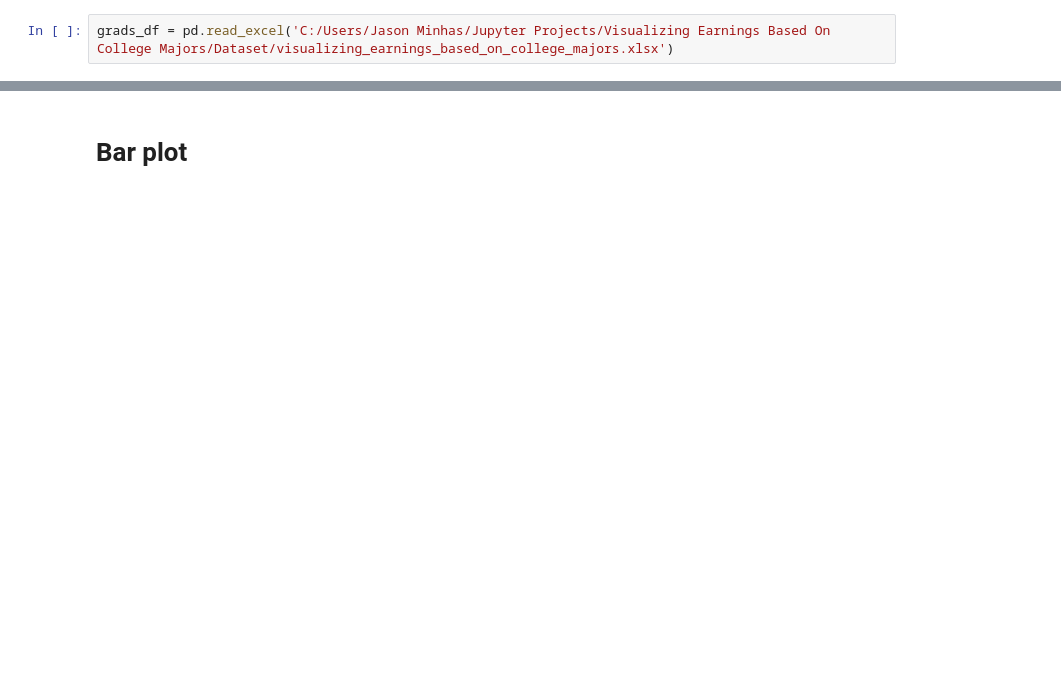
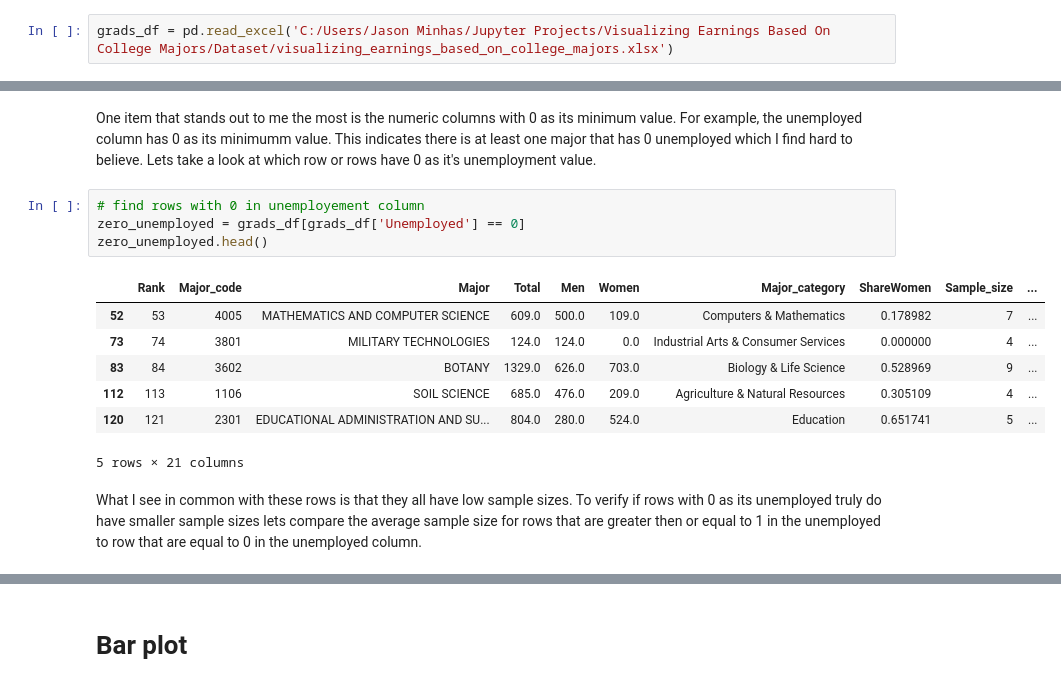
Before and after one commit to JasonMinhas/DataAnalysis, a Jupyter notebook: Visualizing Earnings Based On College Majors/Visualizing Earnings Based On College Majors.ipynb, the cells around one changed output, grey strips where cells are left out. Cells and saved outputs as stored; diff of their text form; blank space fills up the shorter version.

```diff
--- a/Visualizing Earnings Based On College Majors/Visualizing Earnings Based On College Majors.ipynb
+++ b/Visualizing Earnings Based On College Majors/Visualizing Earnings Based On College Majors.ipynb
@@ -124,0 +91,16 @@ plt.show()
+# %% [markdown]
+One item that stands out to me the most is the numeric columns with 0 as its minimum value. For example, the unemployed column has 0 as its minimumm value. This indicates there is at least one major that has 0 unemployed which I find hard to believe. Lets take a look at which row or rows have 0 as it's unemployment value.
+# %%
+# find rows with 0 in unemployement column
+zero_unemployed = grads_df[grads_df['Unemployed'] == 0]
+zero_unemployed.head()
+# %% [output]
+|  | Rank | Major_code | Major | Total | Men | Women | Major_category | ShareWomen | Sample_size | ... |
+| 52 | 53 | 4005 | MATHEMATICS AND COMPUTER SCIENCE | 609.0 | 500.0 | 109.0 | Computers & Mathematics | 0.178982 | 7 | ... |
+| 73 | 74 | 3801 | MILITARY TECHNOLOGIES | 124.0 | 124.0 | 0.0 | Industrial Arts & Consumer Services | 0.000000 | 4 | ... |
+| 83 | 84 | 3602 | BOTANY | 1329.0 | 626.0 | 703.0 | Biology & Life Science | 0.528969 | 9 | ... |
+| 112 | 113 | 1106 | SOIL SCIENCE | 685.0 | 476.0 | 209.0 | Agriculture & Natural Resources | 0.305109 | 4 | ... |
+| 120 | 121 | 2301 | EDUCATIONAL ADMINISTRATION AND SU... | 804.0 | 280.0 | 524.0 | Education | 0.651741 | 5 | ... |
+5 rows × 21 columns
+# %% [markdown]
+What I see in common with these rows is that they all have low sample sizes. To verify if rows with 0 as its unemployed truly do have smaller sample sizes lets compare the average sample size for rows that are greater then or equal to 1 in the unemployed to row that are equal to 0 in the unemployed column.
```
Also changed, not shown: parts of 24 cells of this notebook.
